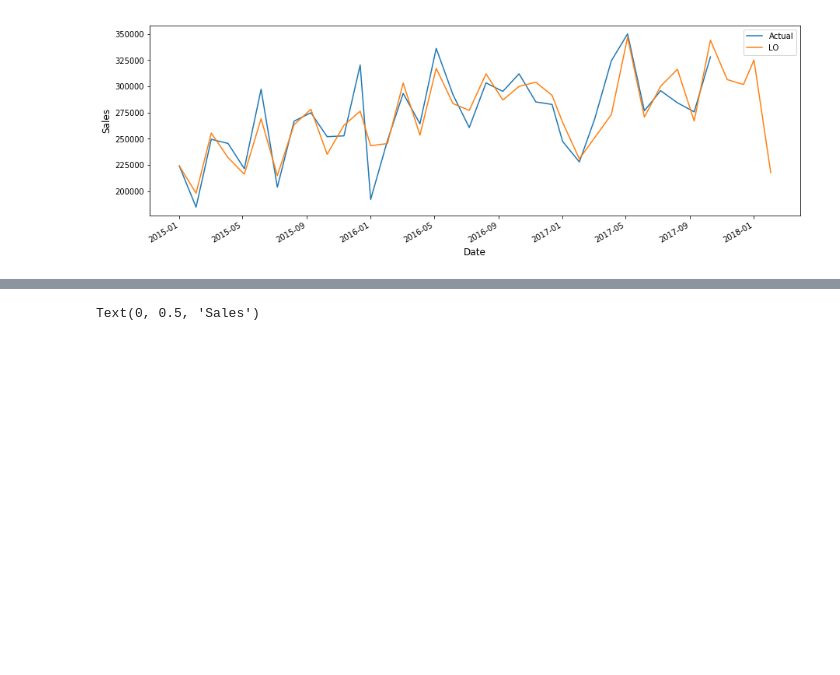
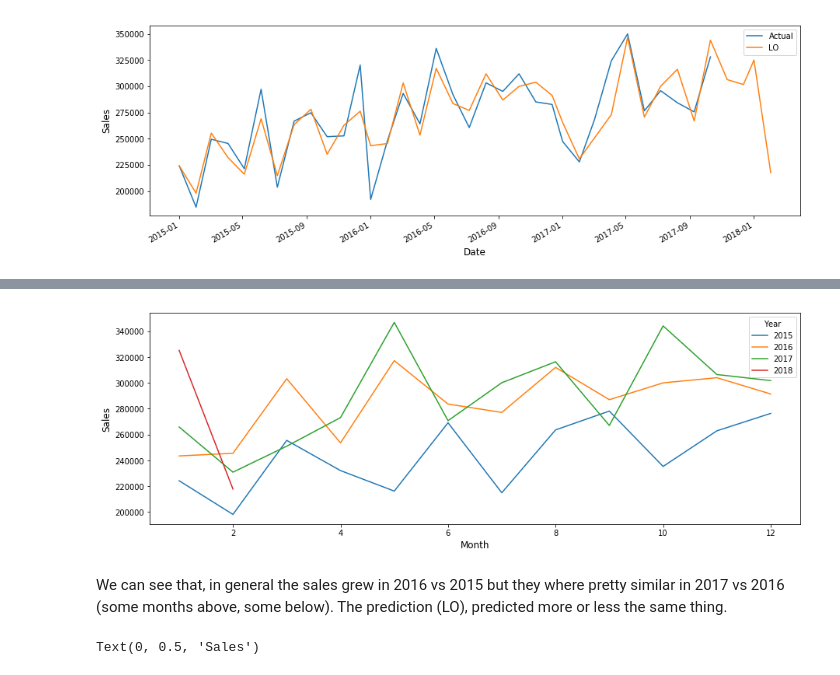
Before and after one commit to diruit/novartis_challenge, a Jupyter notebook: Data_cleaning_notebook.ipynb, the cells around one changed output, grey strips where cells are left out. Drawn from its saved outputs; the diff is of its cells as text; code cells hidden in the pictures; blank space fills up the shorter version.

```diff
--- a/Data_cleaning_notebook.ipynb
+++ b/Data_cleaning_notebook.ipynb
@@ -480,3 +514,16 @@ plt.show()
+# %%
+#year over year representation of LO
+year_columns_lo = monthly_data[['Year', 'Month', 'LO']]
+year_columns_lo = year_columns_lo.pivot_table(values='LO', index='Month', columns='Year', aggfunc=np.sum).reset_index()
+
+y = year_columns_lo.plot(x='Month', y=[2015, 2016, 2017, 2018], figsize=(15, 5), legend=True)
+y.set_xlabel("Month", fontsize=12)
+y.set_ylabel("Sales", fontsize=12)
+plt.show()
+# %% [output]
+[figure, added]
+# %% [markdown]
+We can see that, in general the sales grew in 2016 vs 2015 but they where pretty similar in 2017 vs 2016 (some months above, some below). The prediction (LO), predicted more or less the same thing.
 # %%
 #does the number of working days affect the sales amount?
 number_wdays = monthly_data.pivot_table(values='Actual', index='Month-Year', columns='working_days', aggfunc=np.sum)
```
Also changed, not shown: parts of 24 cells of this notebook.
